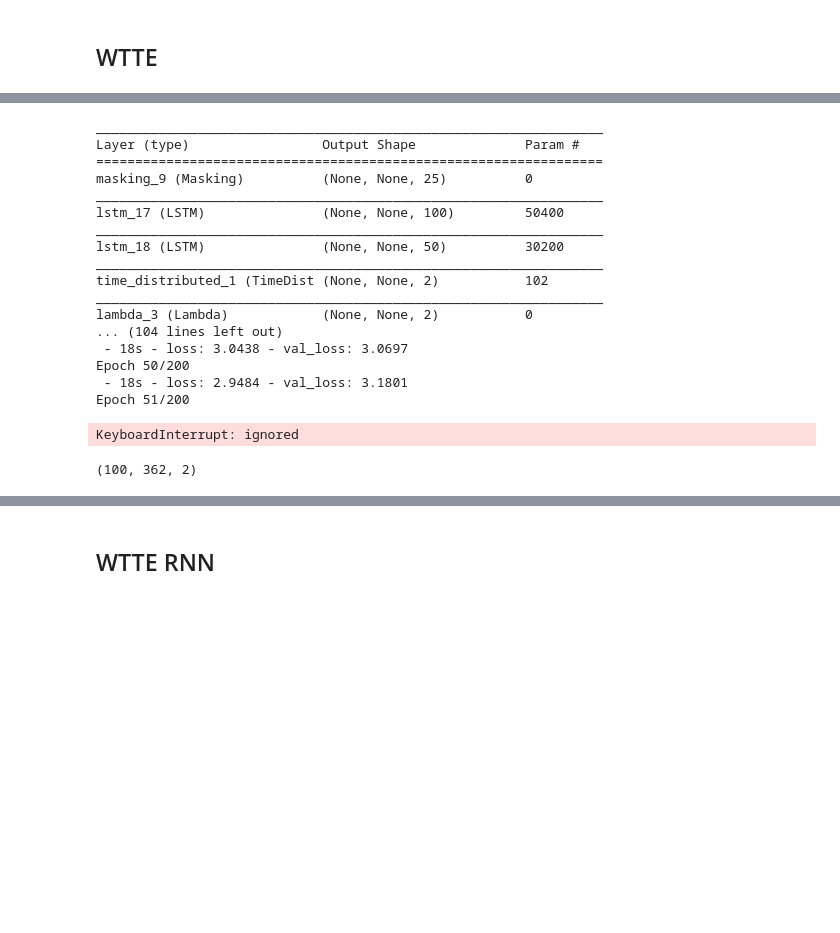
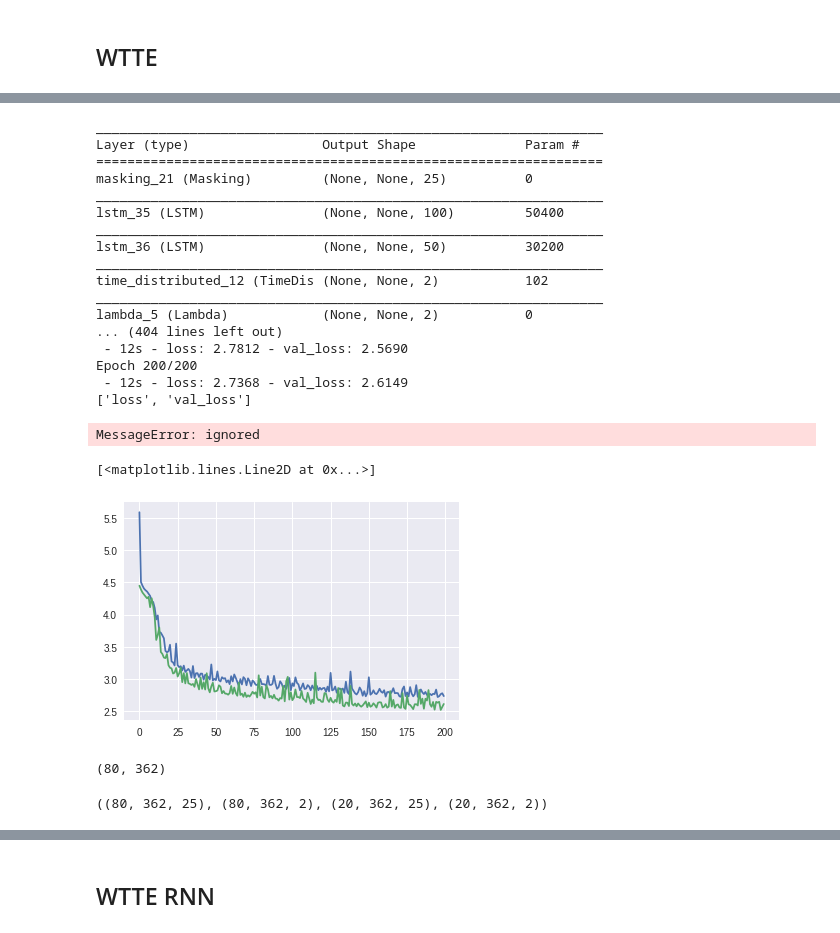
Before and after one commit to Manelmc/rnn-time-to-event, a Jupyter notebook: Turbofan Engine/predictive-maintenance-turbofan-engine.ipynb, the cells around one changed output, grey strips where cells are left out. Drawn from its saved outputs; the diff is of its cells as text; code cells hidden in the pictures; blank space fills up the shorter version.

```diff
--- a/Turbofan Engine/predictive-maintenance-turbofan-engine.ipynb
+++ b/Turbofan Engine/predictive-maintenance-turbofan-engine.ipynb
@@ -377,7 +407,7 @@ model.add(LSTM(
          return_sequences=True))
 model.add(LSTM(
           units=50,
-          recurrent_dropout=0.1,
+          recurrent_dropout=0.2,
           return_sequences=True))
 model.add(TimeDistributed(Dense(2)))
 #model.add(Activation(activate))
@@ -389,13 +419,13 @@ model.add(Lambda(wtte.output_lambda,
                 ))
 loss = wtte.Loss(kind='discrete', clip_prob=1e-5).loss_function
 # model.compile(loss=weibull_loglik_discrete, optimizer='rmsprop')
-model.compile(loss=loss, optimizer='rmsprop')
+model.compile(loss=loss, optimizer='rmsprop')# sample_weight_mode="temporal")
 
 print(model.summary())
 
 # fit the network
-history = model.fit(train_X, train_Y_wtte, epochs=200, batch_size=10, validation_split=0.2, shuffle=True, verbose=2,
-          callbacks = [keras.callbacks.EarlyStopping(monitor='val_loss', min_delta=0, patience=10, verbose=0, mode='min'),
+history = model.fit(train_X, train_Y_wtte, epochs=200, batch_size=16, validation_data=(val_X, val_Y_wtte), shuffle=True, verbose=2, #sample_weight=batch_weights,
+          callbacks = [#keras.callbacks.EarlyStopping(monitor='val_loss', min_delta=0, patience=20, verbose=0, mode='min'),
                        # keras.callbacks.ModelCheckpoint(model_path,monitor='val_loss', save_best_only=True, mode='min', verbose=0),
                        WeightWatcher(),
                        keras.callbacks.TerminateOnNaN()]
@@ -407,23 +437,32 @@ print(history.history.keys())
 _________________________________________________________________
 Layer (type)                 Output Shape              Param #
 =================================================================
-masking_9 (Masking)          (None, None, 25)          0
+masking_21 (Masking)         (None, None, 25)          0
 _________________________________________________________________
-lstm_17 (LSTM)               (None, None, 100)         50400
+lstm_35 (LSTM)               (None, None, 100)         50400
 _________________________________________________________________
-lstm_18 (LSTM)               (None, None, 50)          30200
+lstm_36 (LSTM)               (None, None, 50)          30200
 _________________________________________________________________
-time_distributed_1 (TimeDist (None, None, 2)           102
+time_distributed_12 (TimeDis (None, None, 2)           102
 _________________________________________________________________
-lambda_3 (Lambda)            (None, None, 2)           0
-... (104 lines left out)
- - 18s - loss: 3.0438 - val_loss: 3.0697
-Epoch 50/200
- - 18s - loss: 2.9484 - val_loss: 3.1801
-Epoch 51/200
+lambda_5 (Lambda)            (None, None, 2)           0
+... (404 lines left out)
+ - 12s - loss: 2.7812 - val_loss: 2.5690
+Epoch 200/200
+ - 12s - loss: 2.7368 - val_loss: 2.6149
+['loss', 'val_loss']
-KeyboardInterrupt: ignored
-# %%
-
-[mean_weibull(alpha, beta) for batch in model.predict(test_X) for beta, alpha in batch]
-# %% [output]
-(100, 362, 2)
+# %%
+from google.colab import files
+file_name = "wtte_new_3_weights.h5"
+model.save_weights(file_name)
+files.download(file_name)
+# %% [output]
+MessageError: ignored
+# %%
+%matplotlib inline
+
+plt.plot(history.history["loss"])
+plt.plot(history.history["val_loss"])
+# %% [output]
+[<matplotlib.lines.Line2D at 0x...>]
+[figure, added]
@@ -430,3 +473,11 @@ KeyboardInterrupt: ignored
+# %%
+train_X_batch_lengths = map(lambda x: x[~np.all(x == 0, axis=1)].shape[0], train_X)
+batch_weights = np.array([[1.]*batch_len + [0.]*(max_batch_len - batch_len) for batch_len in train_X_batch_lengths])
+print batch_weights.shape
+train_X.shape, train_Y_wtte.shape, val_X.shape, val_Y_wtte.shape
+# %% [output]
+(80, 362)
+((80, 362, 25), (80, 362, 2), (20, 362, 25), (20, 362, 2))
 # %%
 %matplotlib inline
 # To validate we remove the right padding
```
Also changed, not shown: parts of 25 cells of this notebook.
